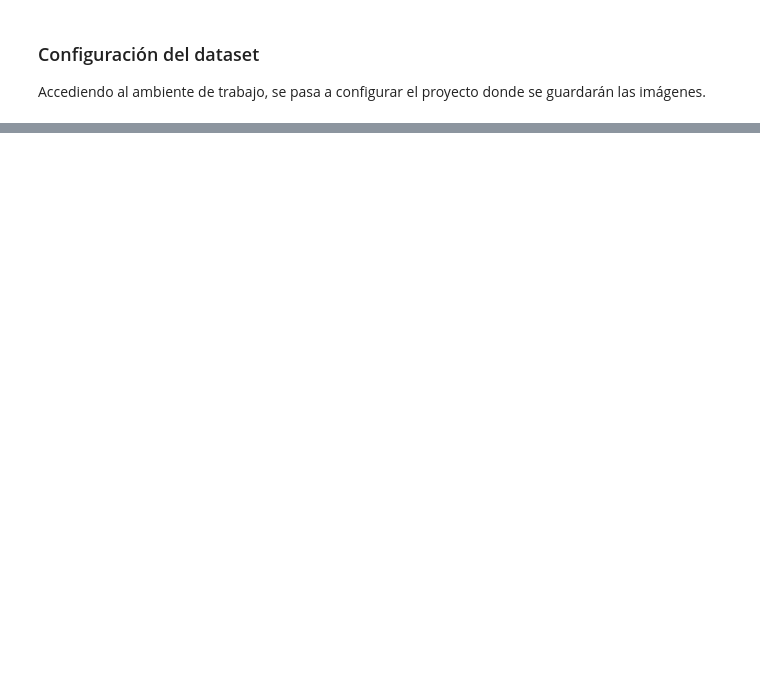
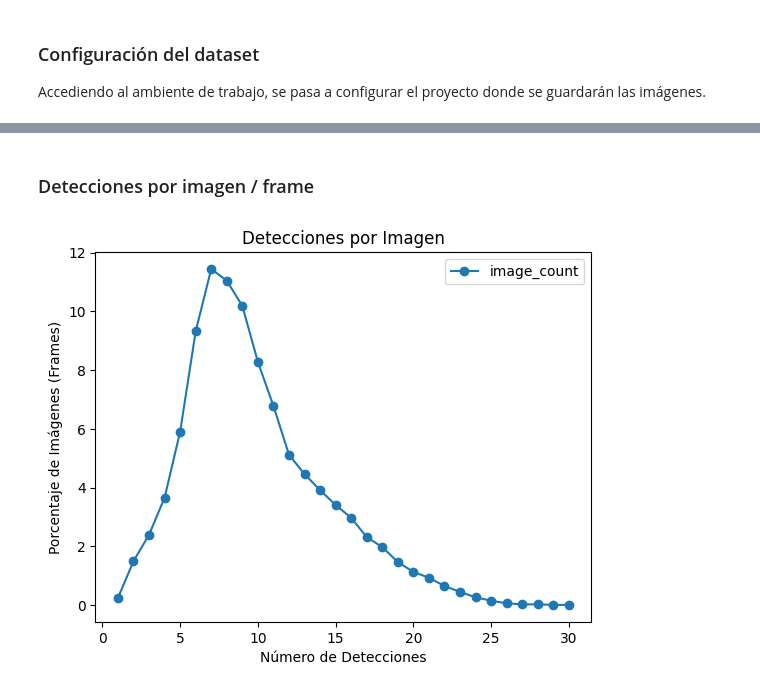
Before and after one commit to cawilchesp/roboflow_active_learning, a Jupyter notebook: csv_analysis.ipynb, the cells around one changed output, grey strips where cells are left out. Cells and saved outputs as stored; diff of their text form; code cells hidden in the pictures; blank space fills up the shorter version.

```diff
--- a/csv_analysis.ipynb
+++ b/csv_analysis.ipynb
@@ -427,0 +426,12 @@ image_0033356
+# %% [markdown]
+### Detecciones por imagen / frame
+# %%
+image_instance_count_v1 = data_analysis_v1.groupby('detection_number').agg(image_count=('frame','count'))
+image_instance_percentage_v1 = image_instance_count_v1 / source_info.total_frames * 100
+image_instance_percentage_v1.plot(marker='o')
+plt.title('Detecciones por Imagen')
+plt.xlabel('Número de Detecciones')
+plt.ylabel('Porcentaje de Imágenes (Frames)')
+plt.show()
+# %% [output]
+[figure, added]
```
Also changed, not shown: parts of 14 cells of this notebook.
